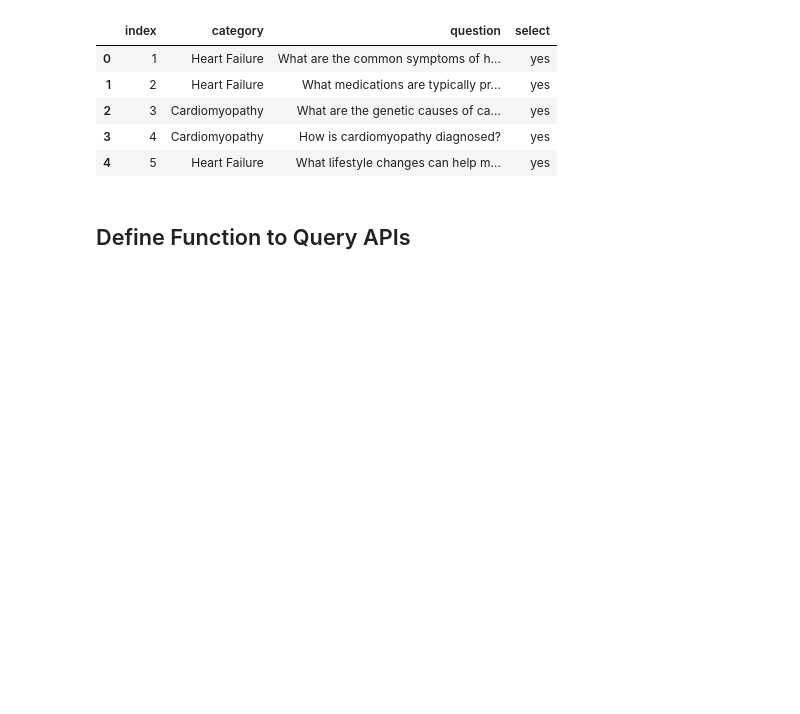
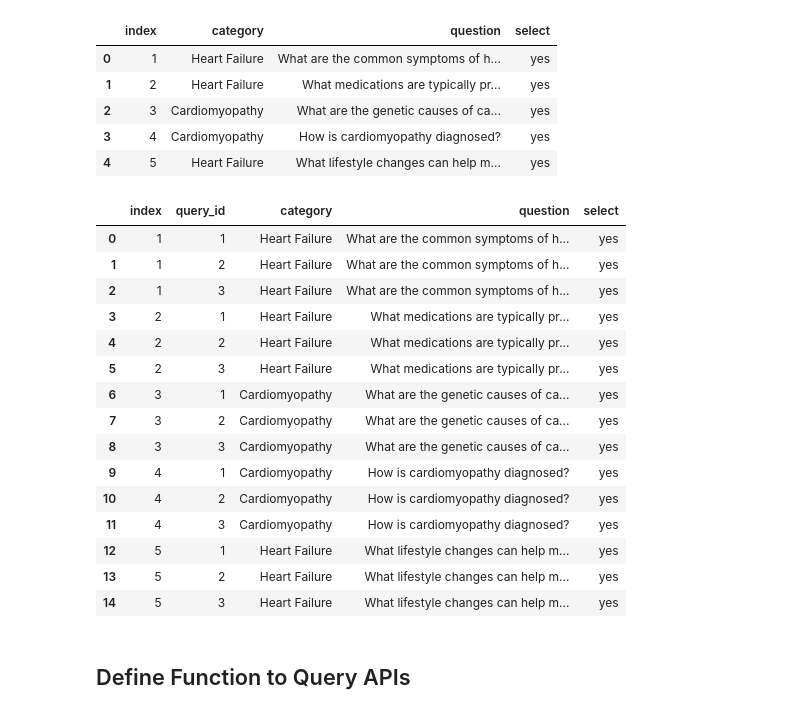
Before and after one commit to q050cr/llm_eval2025, a Jupyter notebook: notebooks/chatlas_query.ipynb, the cells around one changed output. Saved outputs shown, nothing was run; the diff lists cells and outputs as text; code cells hidden in the pictures; blank space fills up the shorter version.

```diff
--- a/notebooks/chatlas_query.ipynb
+++ b/notebooks/chatlas_query.ipynb
@@ -10,4 +10,7 @@ from chatlas import ChatOpenAI, ChatGoogle, ChatPerplexity, ChatOllama
 from tqdm import tqdm
+# %%
+# parameters
+n_queries = 3  # number of responses per model per question to assess consistency and variability
 # %% [markdown]
 ## Load API Keys
 # %%
@@ -29,6 +33,36 @@ questions_df
 | 2 | 3 | Cardiomyopathy | What are the genetic causes of ca... | yes |
 | 3 | 4 | Cardiomyopathy | How is cardiomyopathy diagnosed? | yes |
 | 4 | 5 | Heart Failure | What lifestyle changes can help m... | yes |
+# %%
+# Repeat each question n_queries times
+questions_df = questions_df.loc[questions_df.index.repeat(
+    n_queries)].reset_index(drop=True)
+
+# Add query_id column to differentiate between repetitions
+questions_df['query_id'] = questions_df.groupby('index').cumcount() + 1
+
+# Reorder columns to place 'query_id' after 'index'
+cols = questions_df.columns.tolist()
+cols.insert(1, cols.pop(cols.index('query_id')))
+questions_df = questions_df[cols]
+questions_df
+# %% [output]
+|  | index | query_id | category | question | select |
+| 0 | 1 | 1 | Heart Failure | What are the common symptoms of h... | yes |
+| 1 | 1 | 2 | Heart Failure | What are the common symptoms of h... | yes |
+| 2 | 1 | 3 | Heart Failure | What are the common symptoms of h... | yes |
+| 3 | 2 | 1 | Heart Failure | What medications are typically pr... | yes |
+| 4 | 2 | 2 | Heart Failure | What medications are typically pr... | yes |
+| 5 | 2 | 3 | Heart Failure | What medications are typically pr... | yes |
+| 6 | 3 | 1 | Cardiomyopathy | What are the genetic causes of ca... | yes |
+| 7 | 3 | 2 | Cardiomyopathy | What are the genetic causes of ca... | yes |
+| 8 | 3 | 3 | Cardiomyopathy | What are the genetic causes of ca... | yes |
+| 9 | 4 | 1 | Cardiomyopathy | How is cardiomyopathy diagnosed? | yes |
+| 10 | 4 | 2 | Cardiomyopathy | How is cardiomyopathy diagnosed? | yes |
+| 11 | 4 | 3 | Cardiomyopathy | How is cardiomyopathy diagnosed? | yes |
+| 12 | 5 | 1 | Heart Failure | What lifestyle changes can help m... | yes |
+| 13 | 5 | 2 | Heart Failure | What lifestyle changes can help m... | yes |
+| 14 | 5 | 3 | Heart Failure | What lifestyle changes can help m... | yes |
 # %% [markdown]
 ## Define Function to Query APIs
 # %%
```
Also changed, not shown: parts of 7 cells of this notebook, 3 other files.
